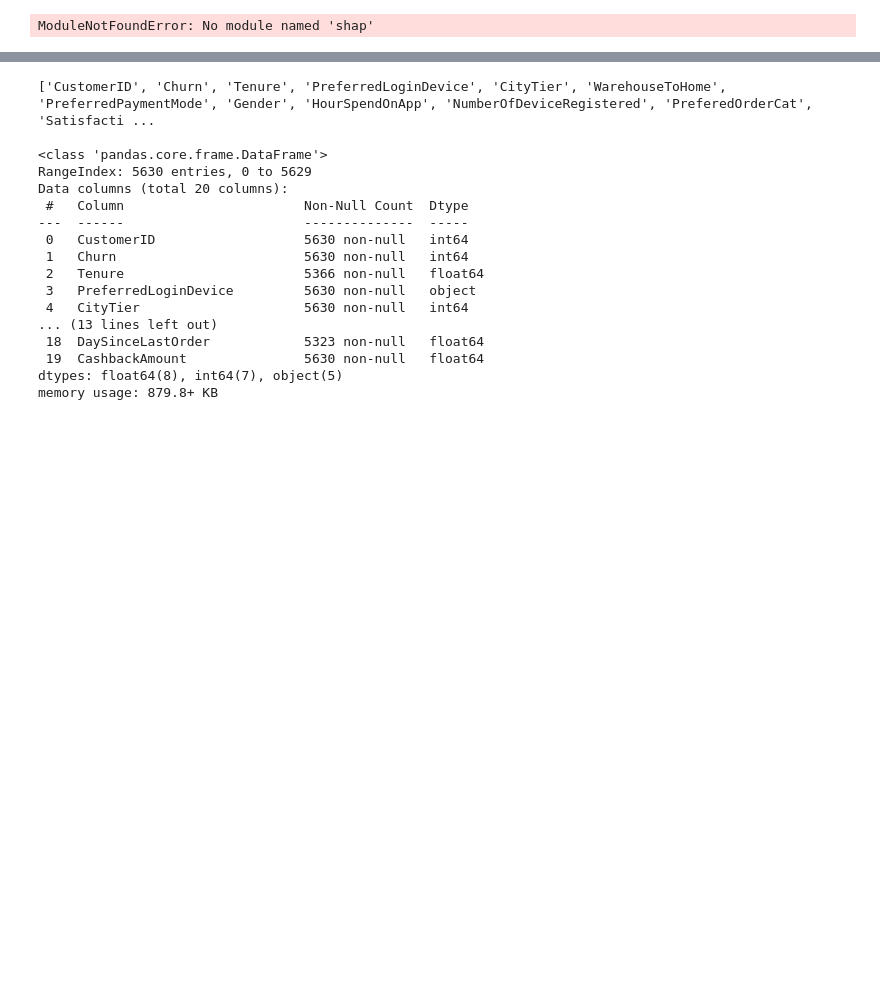
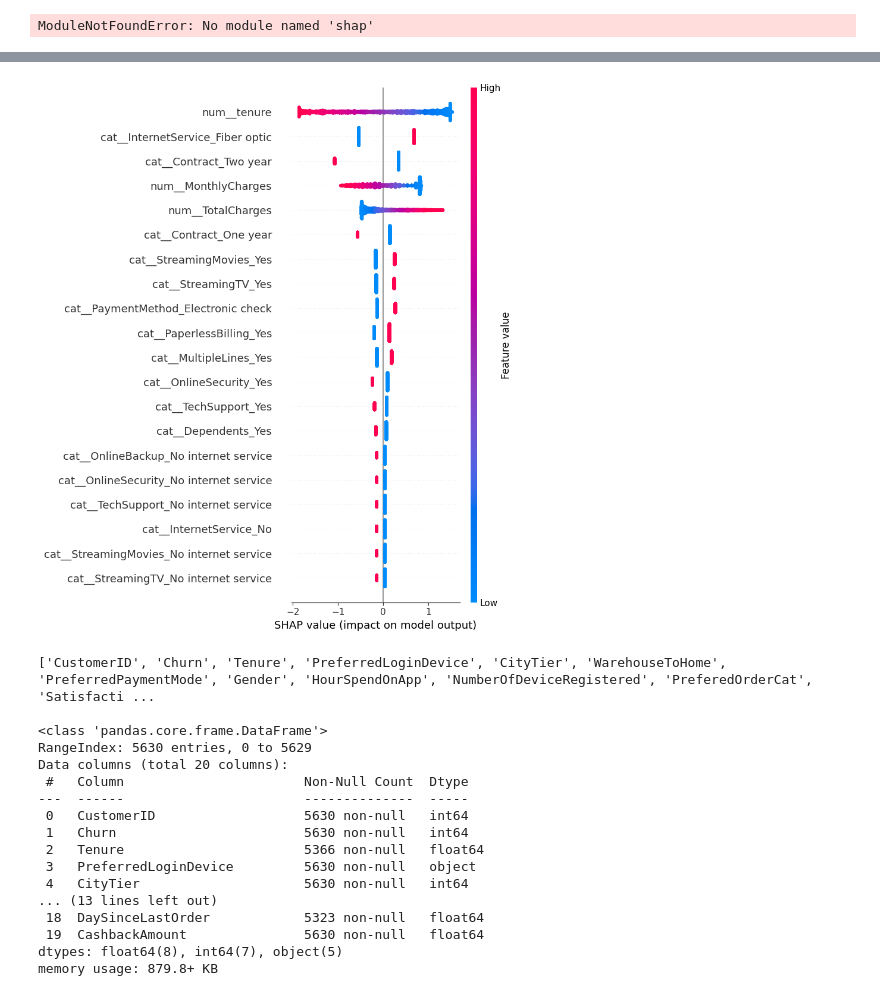
Before and after one commit to crazyEj/Customer-Church-Prediction-System, a Jupyter notebook: notebooks/01_exploration.ipynb, the cells around one changed output, grey strips where cells are left out. Cells and saved outputs as stored; diff of their text form; code cells hidden in the pictures; blank space fills up the shorter version.

```diff
--- a/notebooks/01_exploration.ipynb
+++ b/notebooks/01_exploration.ipynb
@@ -51,3 +73,11 @@ ModuleNotFoundError: No module named 'shap'
+# %%
+masker = shap.maskers.Independent(X_train, max_samples=X_train.shape[0])
+explainer = shap.LinearExplainer(model, masker, feature_names=feature_names)
+shap_values = explainer(X_test)
+
+shap.summary_plot(shap_values, X_test, feature_names=feature_names)
+# %% [output]
+[figure, added]
 # %%
 print(df_ecom.columns.tolist())
 print()
```
Also changed, not shown: parts of 2 cells of this notebook.
